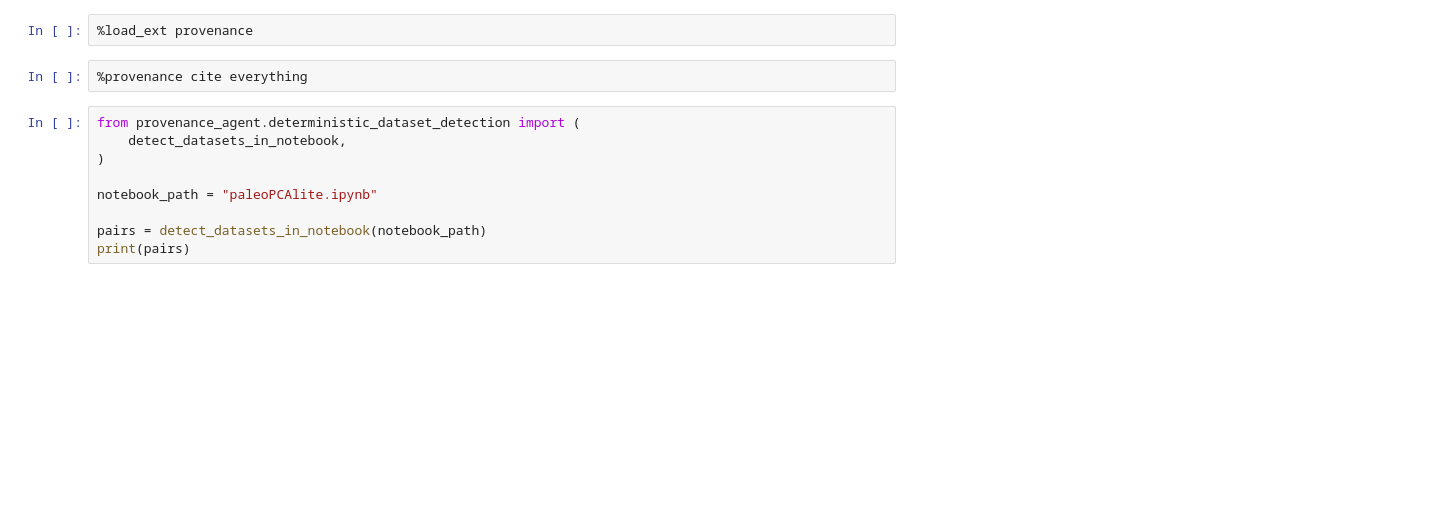
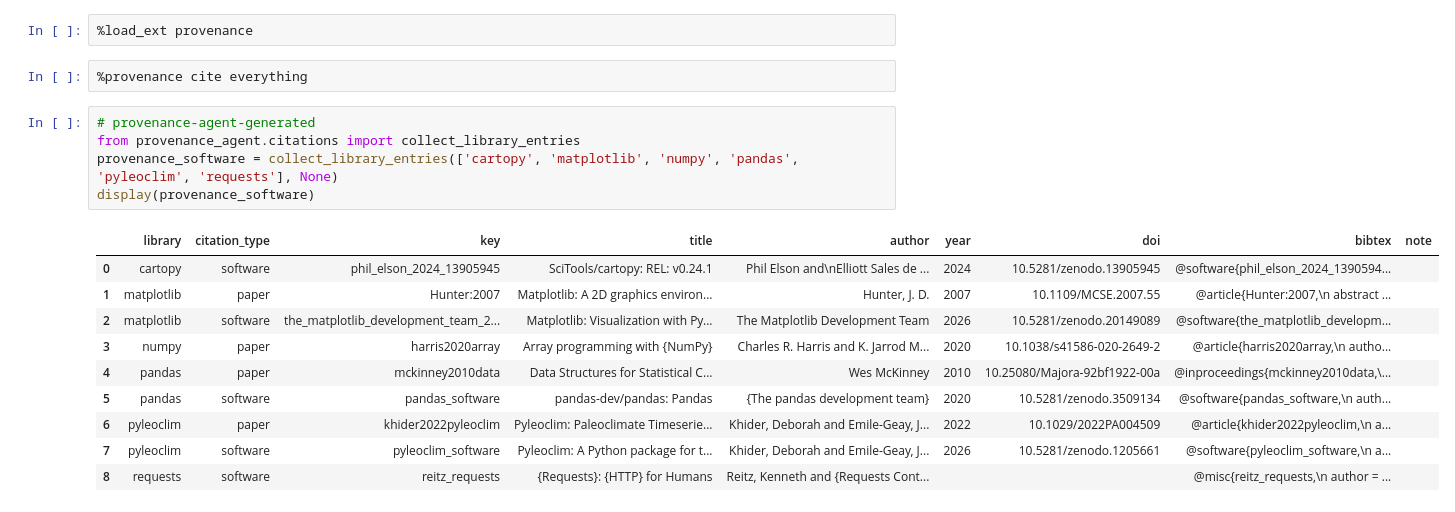
Before and after one commit to LinkedEarth/provenance-agent, a Jupyter notebook: notebooks/demos/paleoPCAlite.ipynb, the cells around one changed output. Cells and saved outputs as stored; diff of their text form; blank space fills up the shorter version.

```diff
--- a/notebooks/examples/paleoPCAlite.ipynb
+++ b/notebooks/demos/paleoPCAlite.ipynb
@@ -347,12 +347,19 @@ Khider, D., Emile-Geay, J., Zhu, F., James, A., Landers, J., Kwan, M., Athreya,
 %load_ext provenance
 # %%
 %provenance cite everything
-# %%
-from provenance_agent.deterministic_dataset_detection import (
-    detect_datasets_in_notebook,
-)
-
-notebook_path = "paleoPCAlite.ipynb"
-
-pairs = detect_datasets_in_notebook(notebook_path)
-print(pairs)
+# %%
+# provenance-agent-generated
+from provenance_agent.citations import collect_library_entries
+provenance_software = collect_library_entries(['cartopy', 'matplotlib', 'numpy', 'pandas', 'pyleoclim', 'requests'], None)
+display(provenance_software)
+# %% [output]
+|  | library | citation_type | key | title | author | year | doi | bibtex | note |
+| 0 | cartopy | software | phil_elson_2024_13905945 | SciTools/cartopy: REL: v0.24.1 | Phil Elson and\nElliott Sales de ... | 2024 | 10.5281/zenodo.13905945 | @software{phil_elson_2024_1390594... |  |
+| 1 | matplotlib | paper | Hunter:2007 | Matplotlib: A 2D graphics environ... | Hunter, J. D. | 2007 | 10.1109/MCSE.2007.55 | @article{Hunter:2007,\n abstract ... |  |
+| 2 | matplotlib | software | the_matplotlib_development_team_2... | Matplotlib: Visualization with Py... | The Matplotlib Development Team | 2026 | 10.5281/zenodo.20149089 | @software{the_matplotlib_developm... |  |
+| 3 | numpy | paper | harris2020array | Array programming with {NumPy} | Charles R. Harris and K. Jarrod M... | 2020 | 10.1038/s41586-020-2649-2 | @article{harris2020array,\n autho... |  |
+| 4 | pandas | paper | mckinney2010data | Data Structures for Statistical C... | Wes McKinney | 2010 | 10.25080/Majora-92bf1922-00a | @inproceedings{mckinney2010data,\... |  |
+| 5 | pandas | software | pandas_software | pandas-dev/pandas: Pandas | {The pandas development team} | 2020 | 10.5281/zenodo.3509134 | @software{pandas_software,\n auth... |  |
+| 6 | pyleoclim | paper | khider2022pyleoclim | Pyleoclim: Paleoclimate Timeserie... | Khider, Deborah and Emile-Geay, J... | 2022 | 10.1029/2022PA004509 | @article{khider2022pyleoclim,\n a... |  |
+| 7 | pyleoclim | software | pyleoclim_software | Pyleoclim: A Python package for t... | Khider, Deborah and Emile-Geay, J... | 2026 | 10.5281/zenodo.1205661 | @software{pyleoclim_software,\n a... |  |
+| 8 | requests | software | reitz_requests | {Requests}: {HTTP} for Humans | Reitz, Kenneth and {Requests Cont... |  |  | @misc{reitz_requests,\n author = ... |  |
```
Also changed, not shown: parts of 1 cell of this notebook, 4 other files.
